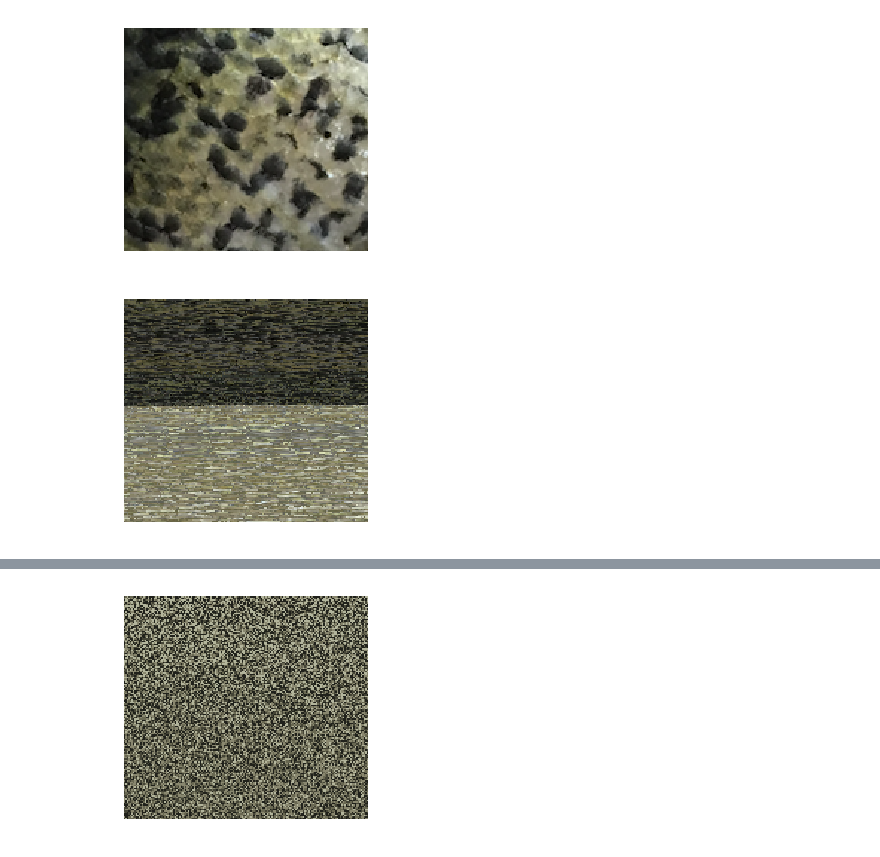
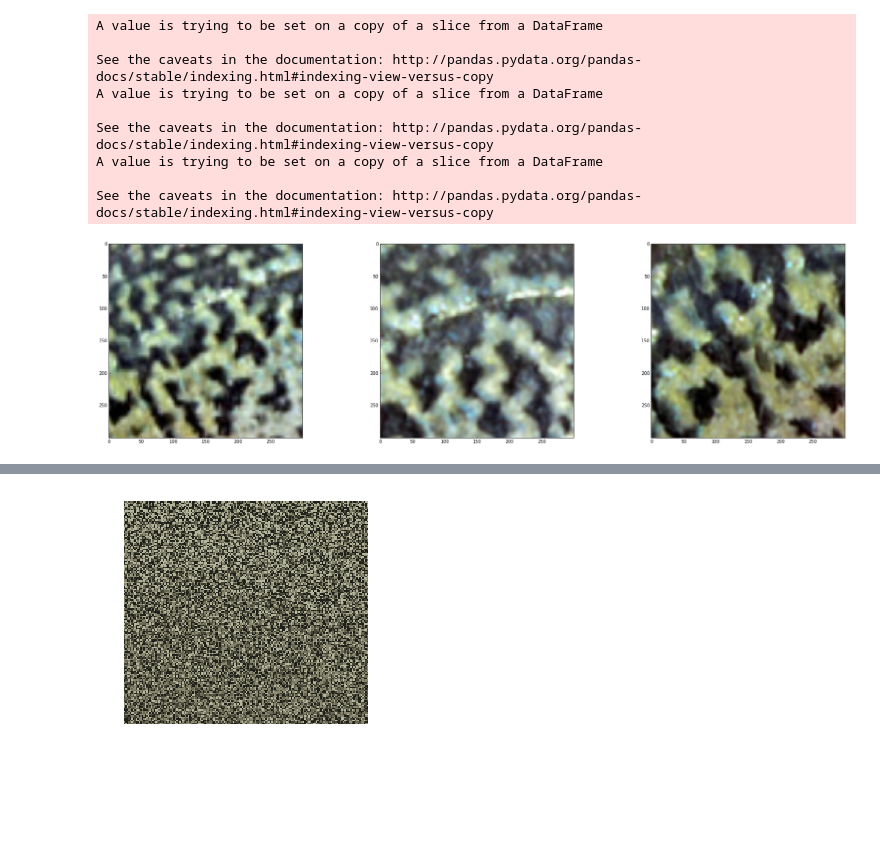
Before and after one commit to haiwangyang/PATTERNrecog, a Jupyter notebook: PATTERNrecog/pattern_recognition_sklearn.ipynb, the cells around one changed output, grey strips where cells are left out. Saved outputs shown, nothing was run; the diff lists cells and outputs as text; code cells hidden in the pictures; blank space fills up the shorter version.

```diff
--- a/PATTERNrecog/pattern_recognition_sklearn.ipynb
+++ b/PATTERNrecog/pattern_recognition_sklearn.ipynb
@@ -37,31 +4,0 @@ def show_image(img):
-# %%
-# load image
-img = mpimg.imread('img/cp.png')
-img = img[:,:,:3] # remove alpha transparency value
-
-# show original image
-show_image(img)
-# %% [output]
-[figure, removed]
-# %%
-# transform image to a 2D numpy array.
-w, h, d = original_shape = tuple(img.shape)
-assert d == 3
-img2d = np.reshape(img, (w * h, d))
-
-# kmean
-n_colors = 2
-kmeans = KMeans(n_clusters=n_colors)
-kmeans.fit(img2d)
-
-values = kmeans.cluster_centers_.squeeze()
-labels = kmeans.labels_
-
-df_img2d_w_cluster = pd.DataFrame(img2d, columns=("r", "g", "b"))
-df_img2d_w_cluster['cluster'] = labels
-
-
-img2dk_w_cluster_sorted = df_img2d_w_cluster.sort_values(by=['cluster'])[['r', 'g', 'b']].values
-show_image(img2dk_w_cluster_sorted.reshape((w, h, d)))
-# %% [output]
-[figure, removed]
@@ -67,0 +83,26 @@ show_image(img2dk_w_cluster_sorted.reshape((w, h, d)))
+# %%
+# number of images
+n = 3
+
+# color reduced to n_colors
+n_colors = 3
+# %%
+# original images
+fig = plt.figure(figsize=(30, 10))
+fig.subplots_adjust(hspace=0.4, wspace=0.4)
+
+
+for i in range(0, n):
+    ax = fig.add_subplot(1, n, i + 1)
+    ax.imshow(Img("cp", i, 3).img, cmap=plt.cm.gray_r, interpolation='nearest')
+# %% [output]
+A value is trying to be set on a copy of a slice from a DataFrame
+
+See the caveats in the documentation: http://pandas.pydata.org/pandas-docs/stable/indexing.html#indexing-view-versus-copy
+A value is trying to be set on a copy of a slice from a DataFrame
+
+See the caveats in the documentation: http://pandas.pydata.org/pandas-docs/stable/indexing.html#indexing-view-versus-copy
+A value is trying to be set on a copy of a slice from a DataFrame
+
+See the caveats in the documentation: http://pandas.pydata.org/pandas-docs/stable/indexing.html#indexing-view-versus-copy
+[figure, added]
```
Also changed, not shown: parts of 6 cells of this notebook, 1 other file.
